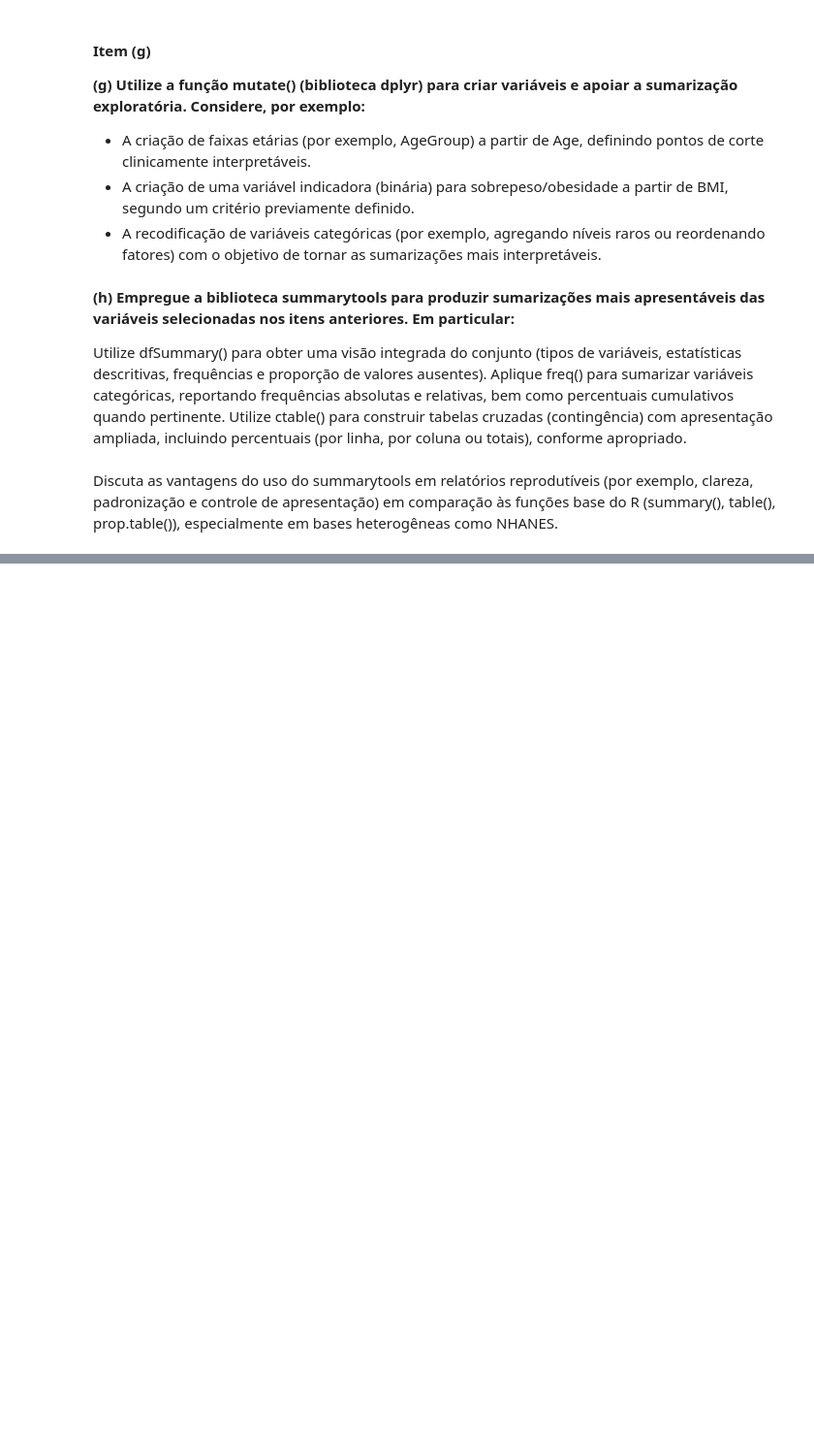
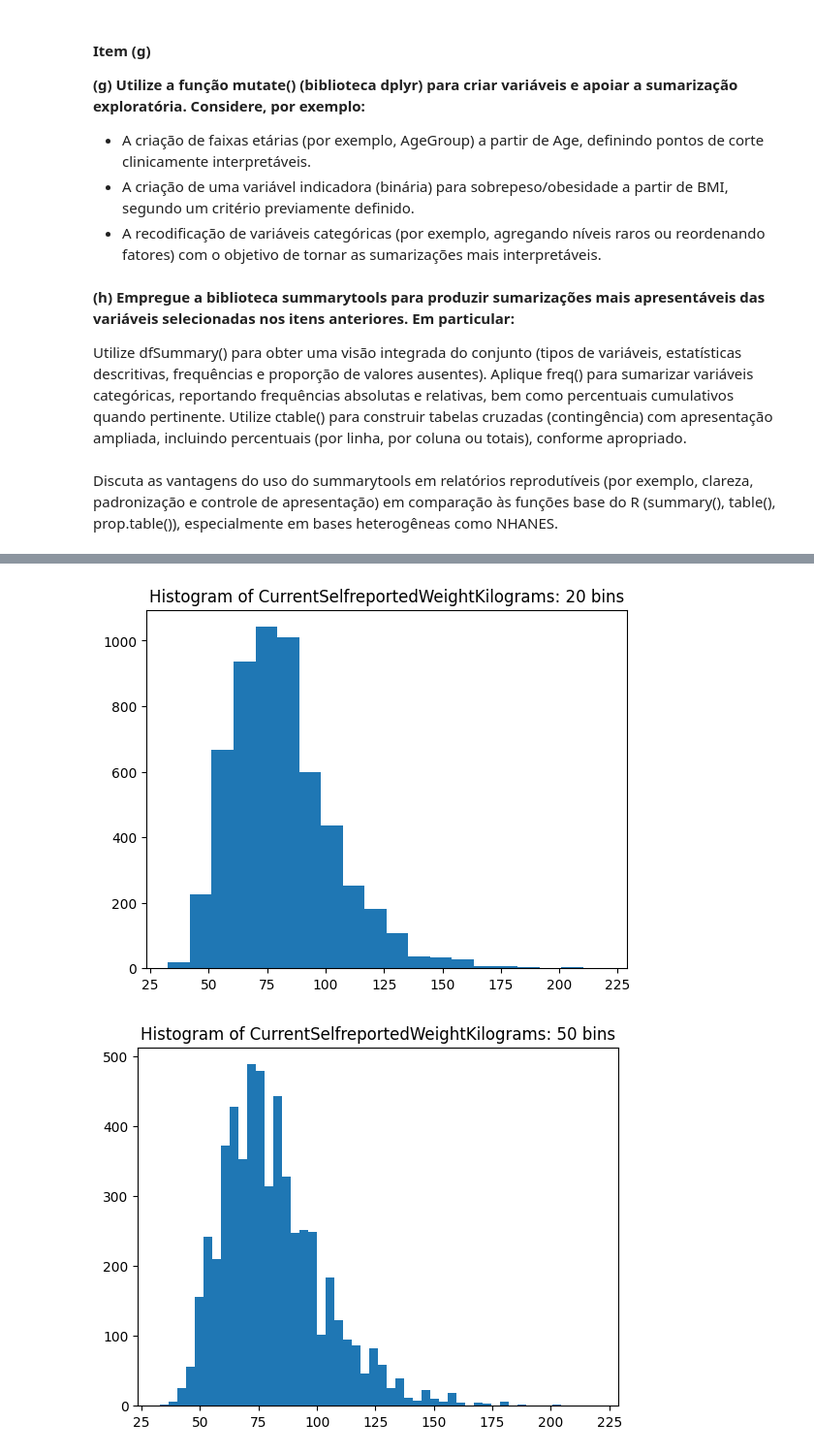
Before and after one commit to Racciatti/aprendizado_supervisionado, a Jupyter notebook: Code/EDA.ipynb, the cells around one changed output, grey strips where cells are left out. Shown at 97% size. Drawn from its saved outputs; the diff is of its cells as text; code cells hidden in the pictures; blank space fills up the shorter version.

```diff
--- a/Code/EDA.ipynb
+++ b/Code/EDA.ipynb
@@ -820,0 +1074,12 @@ Discuta as vantagens do uso do summarytools em relatórios reprodutíveis (por e
+# %%
+hist_df = hist_df[hist_df['CurrentSelfreportedWeightKilograms'] <= 300]
+hist_df = hist_df[hist_df['CurrentSelfreportedHeightCentimeters'] <= 250]
+# %%
+for var_name in hist_df[['CurrentSelfreportedWeightKilograms', 'CurrentSelfreportedHeightCentimeters']]:
+    for bin_value in [20, 50, 100, 'fd', 'sturges']:
+        plt.hist(hist_df[var_name], bins=bin_value)
+        plt.title(f'Histogram of {var_name}: {bin_value} bins')
+        plt.show()
+# %% [output]
+[figure, added]
+[figure, added]
```
Also changed, not shown: parts of 48 cells of this notebook.
